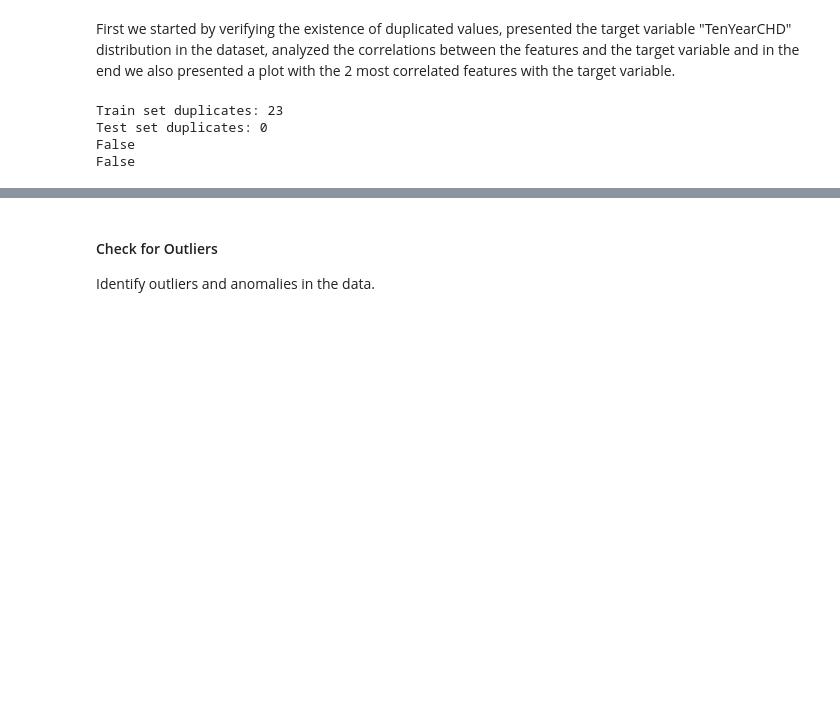
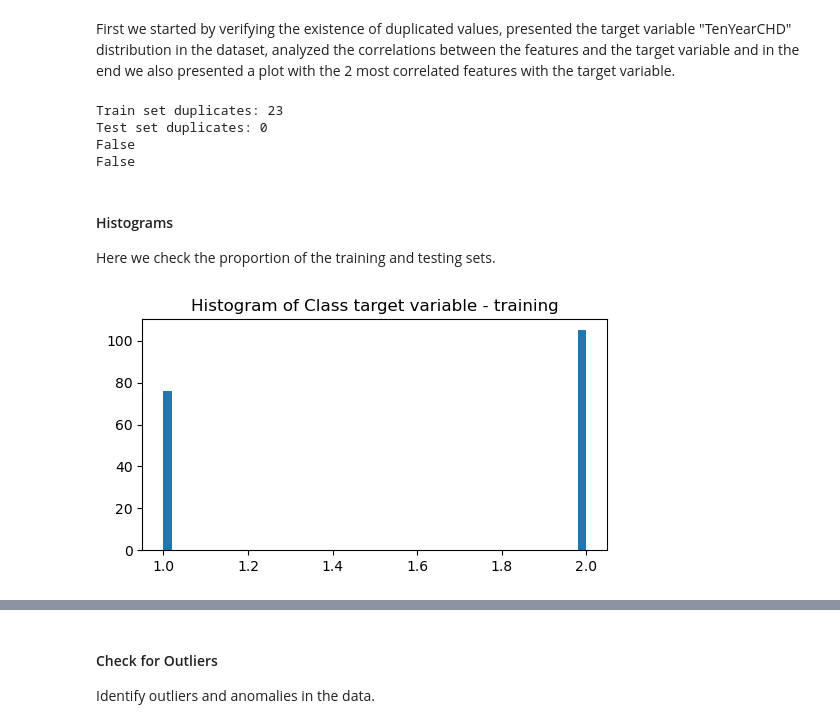
Before and after one commit to bodeborder/fcul-advanced-machine-learning, a Jupyter notebook: P2/AAA2324_P2_62931_54853.ipynb, the cells around one changed output, grey strips where cells are left out. Saved outputs shown, nothing was run; the diff lists cells and outputs as text; code cells hidden in the pictures; blank space fills up the shorter version.

```diff
--- a/P2/AAA2324_P2_62931_54853.ipynb
+++ b/P2/AAA2324_P2_62931_54853.ipynb
@@ -110,3 +116,15 @@ Train set duplicates: 23
 Test set duplicates: 0
 False
 False
+# %% [markdown]
+#### Histograms
+
+Here we check the proportion of the training and testing sets.
+# %%
+hist, bin_edges = np.histogram(df_trainset.iloc[:, 0], bins=50) # all line for first column
+plt.figure(figsize=(6,3))
+plt.hist(df_trainset.iloc[:, 0], bins=50)
+plt.title('Histogram of Class target variable - training')
+plt.show()
+# %% [output]
+[figure, added]
```
Also changed, not shown: parts of 54 cells of this notebook.
